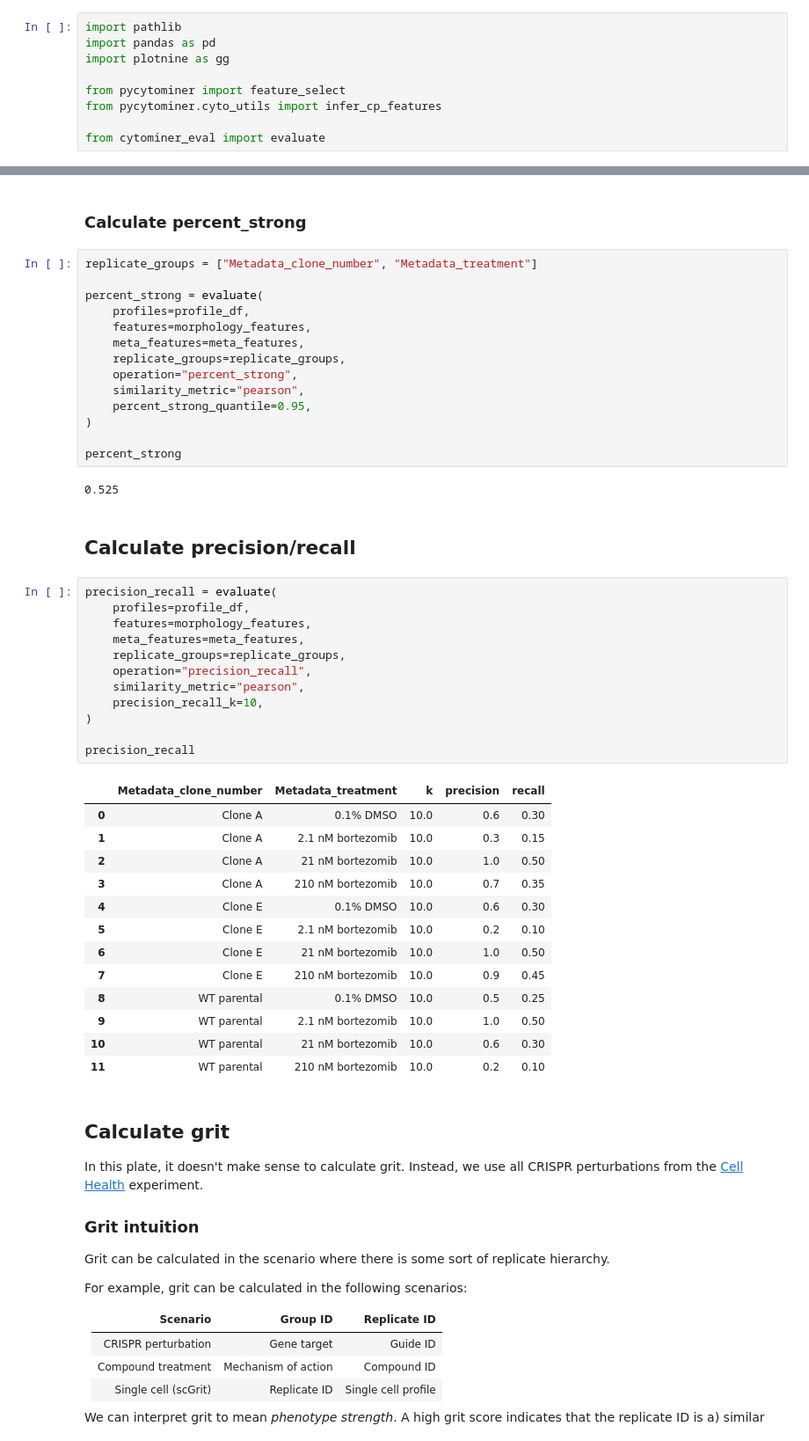
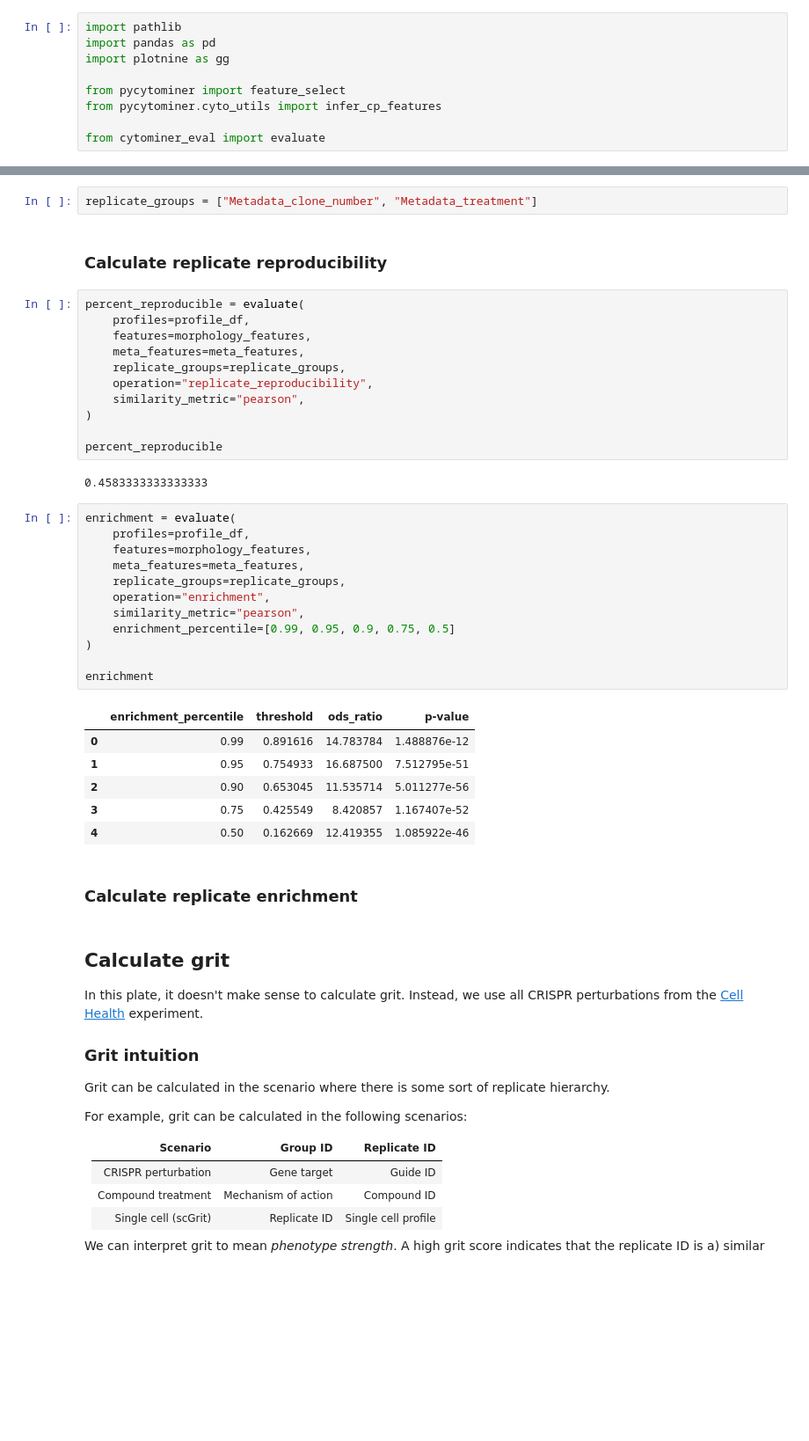
Before and after one commit to cytomining/pipeline-examples, a Jupyter notebook: 2.evaluate.ipynb, the cells around one changed output, grey strips where cells are left out. Shown at 88% size. Saved outputs shown, nothing was run; the diff lists cells and outputs as text; blank space fills up the shorter version.

```diff
--- a/2.evaluate.ipynb
+++ b/2.evaluate.ipynb
@@ -46,49 +50,41 @@ len(morphology_features)
+# %%
+replicate_groups = ["Metadata_clone_number", "Metadata_treatment"]
 # %% [markdown]
-### Calculate percent_strong
+### Calculate replicate reproducibility
 # %%
-replicate_groups = ["Metadata_clone_number", "Metadata_treatment"]
-
-percent_strong = evaluate(
+percent_reproducible = evaluate(
     profiles=profile_df,
     features=morphology_features,
     meta_features=meta_features,
     replicate_groups=replicate_groups,
-    operation="percent_strong",
+    operation="replicate_reproducibility",
     similarity_metric="pearson",
-    percent_strong_quantile=0.95,
 )
 
-percent_strong
+percent_reproducible
 # %% [output]
-0.525
+0.4583333333333333
+# %%
+enrichment = evaluate(
+    profiles=profile_df,
+    features=morphology_features,
+    meta_features=meta_features,
+    replicate_groups=replicate_groups,
+    operation="enrichment",
+    similarity_metric="pearson",
+    enrichment_percentile=[0.99, 0.95, 0.9, 0.75, 0.5]
+)
+
+enrichment
+# %% [output]
+|  | enrichment_percentile | threshold | ods_ratio | p-value |
+| 0 | 0.99 | 0.891616 | 14.783784 | 1.488876e-12 |
+| 1 | 0.95 | 0.754933 | 16.687500 | 7.512795e-51 |
+| 2 | 0.90 | 0.653045 | 11.535714 | 5.011277e-56 |
+| 3 | 0.75 | 0.425549 | 8.420857 | 1.167407e-52 |
+| 4 | 0.50 | 0.162669 | 12.419355 | 1.085922e-46 |
 # %% [markdown]
-## Calculate precision/recall
+### Calculate replicate enrichment
-# %%
-precision_recall = evaluate(
-    profiles=profile_df,
-    features=morphology_features,
-    meta_features=meta_features,
-    replicate_groups=replicate_groups,
-    operation="precision_recall",
-    similarity_metric="pearson",
-    precision_recall_k=10,
-)
-
-precision_recall
-# %% [output]
-|  | Metadata_clone_number | Metadata_treatment | k | precision | recall |
-| 0 | Clone A | 0.1% DMSO | 10.0 | 0.6 | 0.30 |
-| 1 | Clone A | 2.1 nM bortezomib | 10.0 | 0.3 | 0.15 |
-| 2 | Clone A | 21 nM bortezomib | 10.0 | 1.0 | 0.50 |
-| 3 | Clone A | 210 nM bortezomib | 10.0 | 0.7 | 0.35 |
-| 4 | Clone E | 0.1% DMSO | 10.0 | 0.6 | 0.30 |
-| 5 | Clone E | 2.1 nM bortezomib | 10.0 | 0.2 | 0.10 |
-| 6 | Clone E | 21 nM bortezomib | 10.0 | 1.0 | 0.50 |
-| 7 | Clone E | 210 nM bortezomib | 10.0 | 0.9 | 0.45 |
-| 8 | WT parental | 0.1% DMSO | 10.0 | 0.5 | 0.25 |
-| 9 | WT parental | 2.1 nM bortezomib | 10.0 | 1.0 | 0.50 |
-| 10 | WT parental | 21 nM bortezomib | 10.0 | 0.6 | 0.30 |
-| 11 | WT parental | 210 nM bortezomib | 10.0 | 0.2 | 0.10 |
 # %% [markdown]
 ## Calculate grit
 
```
Also changed, not shown: parts of 7 cells of this notebook, 10 other files.
